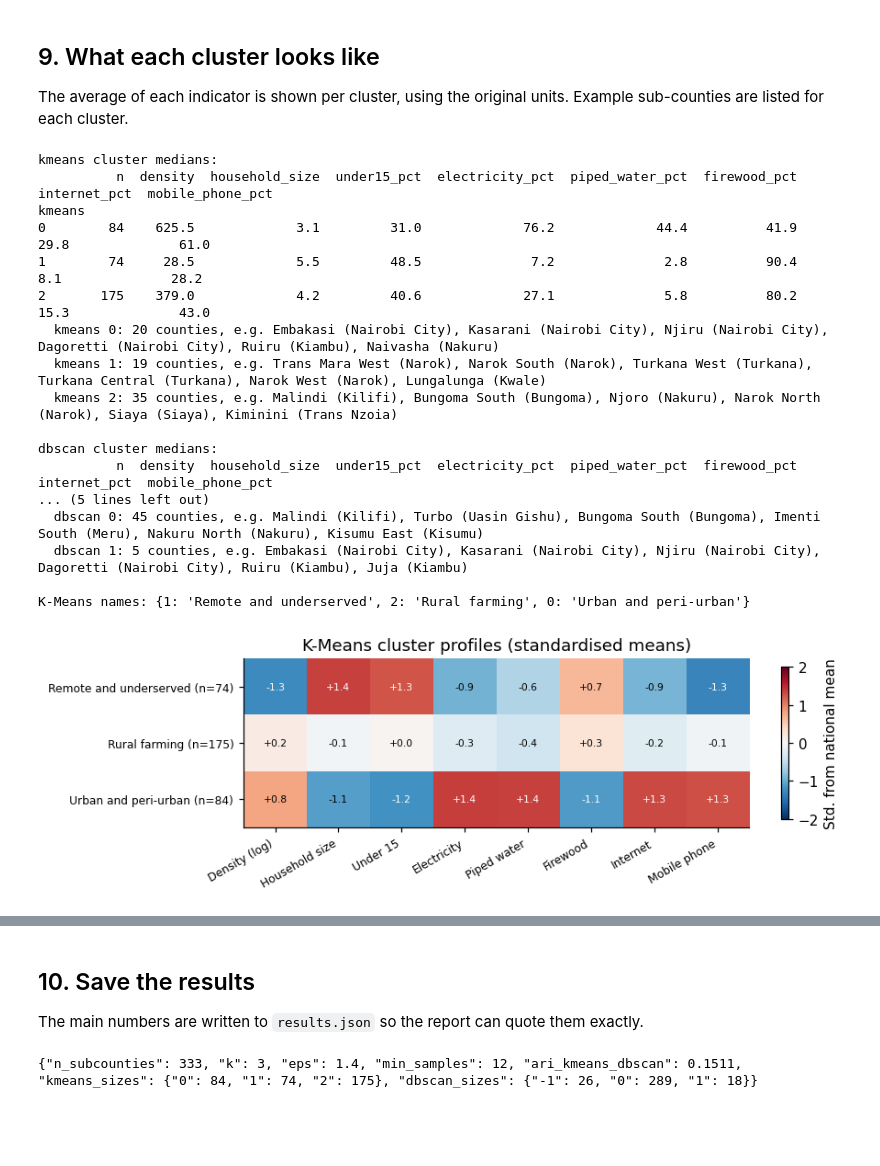
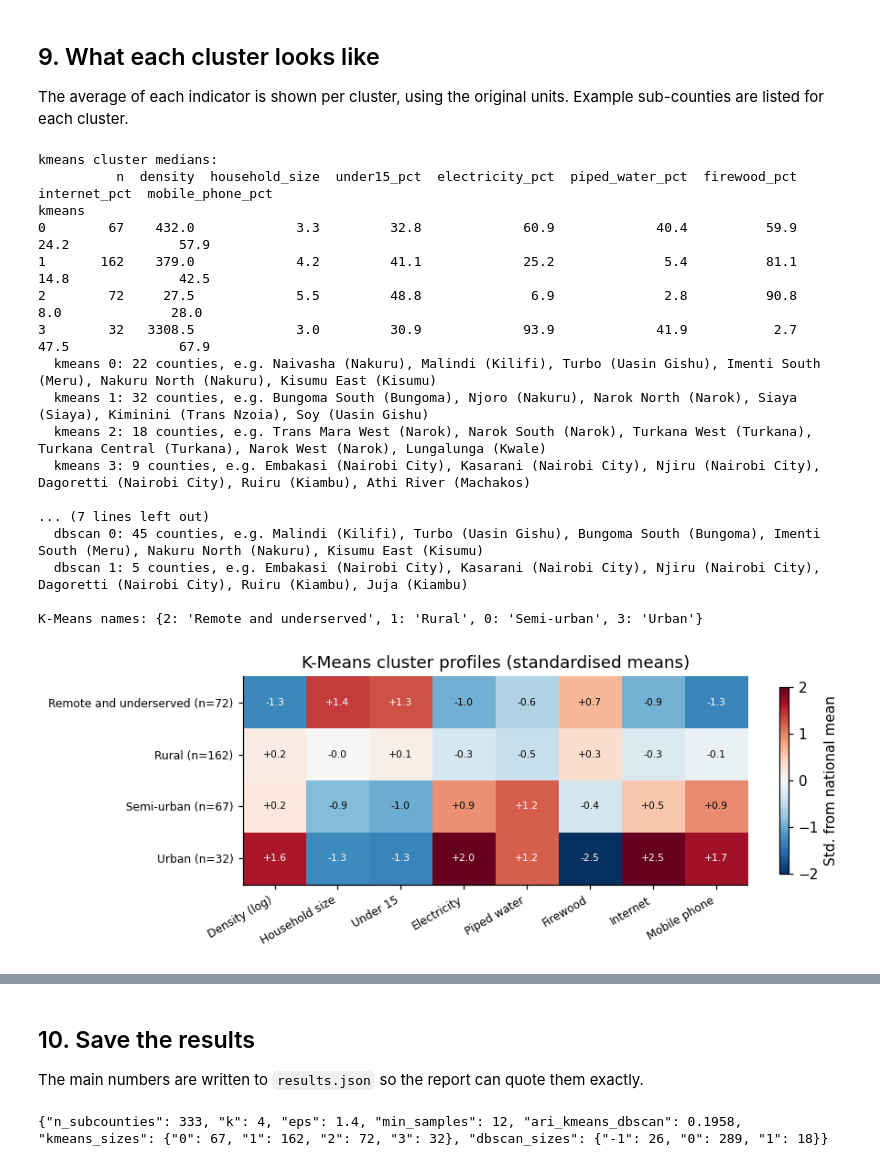
Before and after one commit to chris-bartonjo/CSA-806-DMBD, a Jupyter notebook: module-1/kenya-clustering/kenya_clustering.ipynb, the cells around one changed output, grey strips where cells are left out. Saved outputs shown, nothing was run; the diff lists cells and outputs as text; code cells hidden in the pictures; blank space fills up the shorter version.

Commit message:
Correct module 1 work: K-Means uses k = 4, theft project gets a robust outlier cap, a separate test set and a missing-data leak test

```diff
--- a/module-1/kenya-clustering/kenya_clustering.ipynb
+++ b/module-1/kenya-clustering/kenya_clustering.ipynb
@@ -104,7 +104,10 @@ df = df.join(under15.rename(index=fix))
 print('sub-counties in census tables:', len(df))
 small = df[df.households < 1000]
 print('dropped forests/parks with under 1,000 households:', len(small), '->', ', '.join(small.subcounty))
-df = df[df.households >= 1000].dropna()
+nohh = df[df.households.isna()]
+print('dropped with no household count:', len(nohh), '->', ', '.join(nohh.subcounty + ' (' + nohh.county + ')'))
+df = df[df.households >= 1000]
+assert df.notna().all().all(), 'unexpected missing values'
 print('final rows:', len(df), '| missing values:', int(df.isna().sum().sum()))
 df.reset_index(drop=True).to_csv(DATA / 'kenya_subcounty_2019.csv', index=False)
 # %% [output]
@@ -173,10 +177,10 @@ k = 2 gives the highest silhouette but only splits urban from rural, which is to
 # %%
-K = 3
+K = 4
 km = KMeans(K, n_init=20, random_state=SEED).fit(X)
 df['kmeans'] = km.labels_
 # name each K-Means cluster by its median electricity access (lowest to highest)
 order = df.groupby('kmeans').electricity_pct.median().sort_values().index
-LABELS = dict(zip(order, ['Remote and underserved', 'Rural farming', 'Urban and peri-urban']))
+LABELS = dict(zip(order, ['Remote and underserved', 'Rural', 'Semi-urban', 'Urban']))
 print(df.kmeans.map(LABELS).value_counts())
 # %% [output]
 kmeans
@@ -290,7 +296,7 @@ The eight features are squeezed into two principal components only for plotting.
 pca = PCA(2, random_state=SEED).fit(X); P = pca.transform(X)
 ev = 100 * pca.explained_variance_ratio_
 PAL = ['#2fa36b', '#2a6fdb', '#2fa36b', '#9b59b6']
-KCOL = {'Urban and peri-urban': '#2a6fdb', 'Rural farming': '#2fa36b', 'Remote and underserved': '#e8833a'}
+KCOL = {'Urban': '#2a6fdb', 'Semi-urban': '#8e44ad', 'Rural': '#2fa36b', 'Remote and underserved': '#e8833a'}
 big = df.dbscan.value_counts().drop(-1, errors='ignore').idxmax()
 DBNAMES = {c: ('Main group' if c == big else f'Dense cluster {c}') for c in set(df.dbscan) - {-1}}
 fig, ax = plt.subplots(1, 2, figsize=(11, 4.2), sharex=True, sharey=True)
@@ -303,7 +309,7 @@ for a, col, title in [(ax[0], 'kmeans', f'K-Means (k={K})'), (ax[1], 'dbscan', f
             name = LABELS[c] if col == 'kmeans' else DBNAMES.get(c, f'Cluster {c}')
             color = KCOL[LABELS[c]] if col == 'kmeans' else PAL[c]
             a.scatter(P[m, 0], P[m, 1], s=22, color=color, edgecolor='white', linewidth=0.5, label=f'{name} ({m.sum()})')
-    a.set(title=title, xlabel=f'PC1 ({ev[0]:.0f}% of variance)'); a.legend(frameon=False, fontsize=8)
+    a.set(title=title, xlabel=f'PC1 ({ev[0]:.0f}% of variance)'); a.legend(frameon=False, fontsize=8, loc='upper left')
 ax[0].set_ylabel(f'PC2 ({ev[1]:.0f}% of variance)')
 for name in ['Westlands', 'Mandera East', 'Turkana Central', 'Kibra', 'Laisamis']:
     i = np.where(df.subcounty.str.lower() == name.lower())[0]
@@ -318,43 +324,43 @@ The average of each indicator is shown per cluster, using the original units. Ex
 # %%
 SHOW = ['density', 'household_size', 'under15_pct', 'electricity_pct', 'piped_water_pct', 'firewood_pct', 'internet_pct', 'mobile_phone_pct']
 for col in ['kmeans', 'dbscan']:
     prof = df.groupby(col)[SHOW].median().round(1); prof.insert(0, 'n', df[col].value_counts().sort_index())
     print(f'\n{col} cluster medians:'); print(prof.to_string())
     for c in sorted(df[col].unique()):
         g = df[df[col] == c].sort_values('households', ascending=False)
         print(f'  {col} {c}: {g.county.nunique()} counties, e.g.', ', '.join(g.subcounty.head(6) + ' (' + g.county.head(6) + ')'))
 print('\nK-Means names:', LABELS)
 z = pd.DataFrame(X, columns=FEATS).groupby(df.kmeans.values).mean().loc[order]
-fig, ax = plt.subplots(figsize=(8.5, 2.8))
+fig, ax = plt.subplots(figsize=(8.5, 3.2))
 im = ax.imshow(z.values, cmap='RdBu_r', vmin=-2, vmax=2, aspect='auto')
 ax.set_xticks(range(len(FEATS)), ['Density (log)', 'Household size', 'Under 15', 'Electricity', 'Piped water', 'Firewood', 'Internet', 'Mobile phone'], rotation=30, ha='right', fontsize=8)
 ax.set_yticks(range(K), [f'{LABELS[c]} (n={int((df.kmeans == c).sum())})' for c in order], fontsize=8)
 for i in range(K):
     for j in range(len(FEATS)): ax.text(j, i, f'{z.values[i, j]:+.1f}', ha='center', va='center', fontsize=7, color='white' if abs(z.values[i, j]) > 1.1 else 'black')
 plt.colorbar(im, ax=ax, label='Std. from national mean', shrink=0.9)
 ax.set_title('K-Means cluster profiles (standardised means)')
 plt.tight_layout(); plt.savefig(FIG / 'kmeans_profiles.png', bbox_inches='tight'); plt.show()
 noise = df[df.dbscan == -1].sort_values('density', ascending=False)
 print(f'\nDBSCAN noise points ({len(noise)}):'); print(noise[['county', 'subcounty'] + SHOW].head(25).round(1).to_string(index=False))
 # %% [output]
 kmeans cluster medians:
           n  density  household_size  under15_pct  electricity_pct  piped_water_pct  firewood_pct  internet_pct  mobile_phone_pct
 kmeans
-0        84    625.5             3.1         31.0             76.2             44.4          41.9          29.8              61.0
-1        74     28.5             5.5         48.5              7.2              2.8          90.4           8.1              28.2
-2       175    379.0             4.2         40.6             27.1              5.8          80.2          15.3              43.0
-  kmeans 0: 20 counties, e.g. Embakasi (Nairobi City), Kasarani (Nairobi City), Njiru (Nairobi City), Dagoretti (Nairobi City), Ruiru (Kiambu), Naivasha (Nakuru)
-  kmeans 1: 19 counties, e.g. Trans Mara West (Narok), Narok South (Narok), Turkana West (Turkana), Turkana Central (Turkana), Narok West (Narok), Lungalunga (Kwale)
-  kmeans 2: 35 counties, e.g. Malindi (Kilifi), Bungoma South (Bungoma), Njoro (Nakuru), Narok North (Narok), Siaya (Siaya), Kiminini (Trans Nzoia)
+0        67    432.0             3.3         32.8             60.9             40.4          59.9          24.2              57.9
+1       162    379.0             4.2         41.1             25.2              5.4          81.1          14.8              42.5
+2        72     27.5             5.5         48.8              6.9              2.8          90.8           8.0              28.0
+3        32   3308.5             3.0         30.9             93.9             41.9           2.7          47.5              67.9
+  kmeans 0: 22 counties, e.g. Naivasha (Nakuru), Malindi (Kilifi), Turbo (Uasin Gishu), Imenti South (Meru), Nakuru North (Nakuru), Kisumu East (Kisumu)
+  kmeans 1: 32 counties, e.g. Bungoma South (Bungoma), Njoro (Nakuru), Narok North (Narok), Siaya (Siaya), Kiminini (Trans Nzoia), Soy (Uasin Gishu)
+  kmeans 2: 18 counties, e.g. Trans Mara West (Narok), Narok South (Narok), Turkana West (Turkana), Turkana Central (Turkana), Narok West (Narok), Lungalunga (Kwale)
+  kmeans 3: 9 counties, e.g. Embakasi (Nairobi City), Kasarani (Nairobi City), Njiru (Nairobi City), Dagoretti (Nairobi City), Ruiru (Kiambu), Athi River (Machakos)
 
-dbscan cluster medians:
-          n  density  household_size  under15_pct  electricity_pct  piped_water_pct  firewood_pct  internet_pct  mobile_phone_pct
-... (5 lines left out)
+... (7 lines left out)
   dbscan 0: 45 counties, e.g. Malindi (Kilifi), Turbo (Uasin Gishu), Bungoma South (Bungoma), Imenti South (Meru), Nakuru North (Nakuru), Kisumu East (Kisumu)
   dbscan 1: 5 counties, e.g. Embakasi (Nairobi City), Kasarani (Nairobi City), Njiru (Nairobi City), Dagoretti (Nairobi City), Ruiru (Kiambu), Juja (Kiambu)
 
-K-Means names: {1: 'Remote and underserved', 2: 'Rural farming', 0: 'Urban and peri-urban'}
+K-Means names: {2: 'Remote and underserved', 1: 'Rural', 0: 'Semi-urban', 3: 'Urban'}
-[figure, old version]
+[figure, new version]
 DBSCAN noise points (26):
       county     subcounty  density  household_size  under15_pct  electricity_pct  piped_water_pct  firewood_pct  internet_pct  mobile_phone_pct
 Nairobi City       Mathare  68941.0             2.7         31.3             95.3             52.0           0.3          37.3              64.7
@@ -376,7 +382,7 @@ Taita/Taveta           Voi     15.0             3.3         33.3             59.
 ## 10. Save the results
 The main numbers are written to `results.json` so the report can quote them exactly.
 # %%
-out = {'n_subcounties': int(len(df)), 'features': FEATS, 'k': K, 'eps': EPS, 'min_samples': MSB,
+out = {'n_subcounties': int(len(df)), 'n_small_dropped': int(len(small)), 'dropped_no_households': (nohh.subcounty + ', ' + nohh.county).tolist(), 'features': FEATS, 'k': K, 'eps': EPS, 'min_samples': MSB,
        'k_selection': ksel.round(4).reset_index().to_dict('records'),
        'metrics': res.round(4).reset_index().rename(columns={'index': 'model'}).to_dict('records'),
        'ari_kmeans_dbscan': round(float(ari), 4),
@@ -388,4 +394,4 @@ Path('results.json').write_text(json.dumps(out, indent=2, default=int))
 df.to_csv(DATA / 'kenya_subcounty_2019_clusters.csv', index=False)
 print(json.dumps({k: out[k] for k in ['n_subcounties', 'k', 'eps', 'min_samples', 'ari_kmeans_dbscan', 'kmeans_sizes', 'dbscan_sizes']}, default=int))
 # %% [output]
-{"n_subcounties": 333, "k": 3, "eps": 1.4, "min_samples": 12, "ari_kmeans_dbscan": 0.1511, "kmeans_sizes": {"0": 84, "1": 74, "2": 175}, "dbscan_sizes": {"-1": 26, "0": 289, "1": 18}}
+{"n_subcounties": 333, "k": 4, "eps": 1.4, "min_samples": 12, "ari_kmeans_dbscan": 0.1958, "kmeans_sizes": {"0": 67, "1": 162, "2": 72, "3": 32}, "dbscan_sizes": {"-1": 26, "0": 289, "1": 18}}
```
Also changed, not shown: parts of 6 cells of this notebook, 11 other files.
